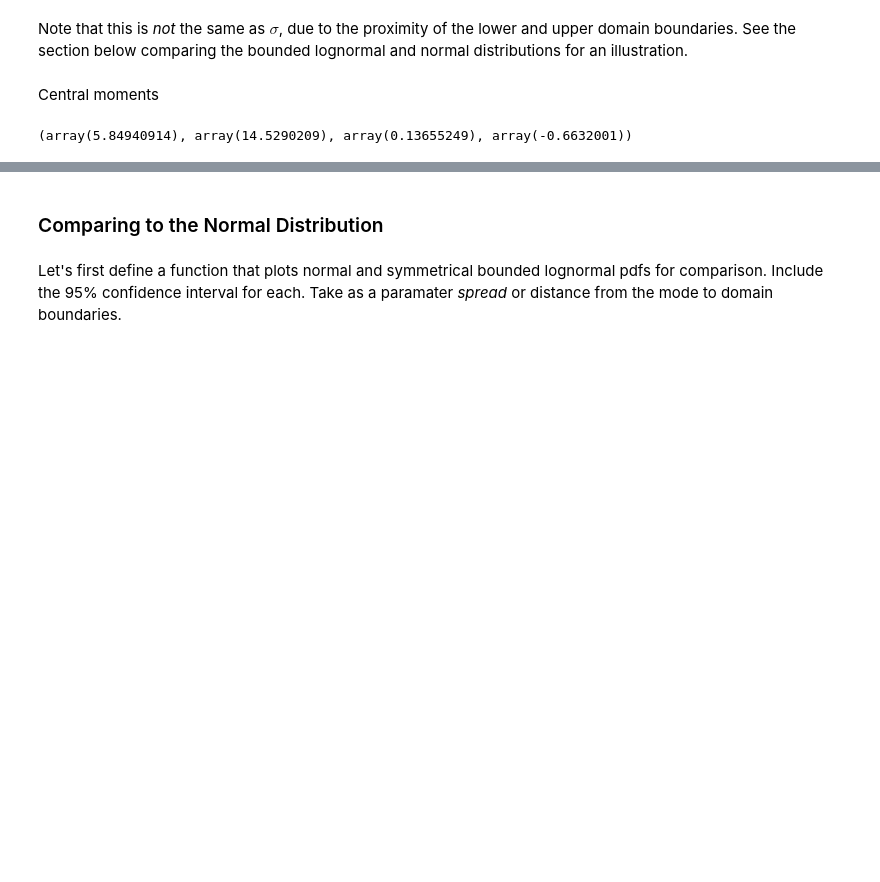
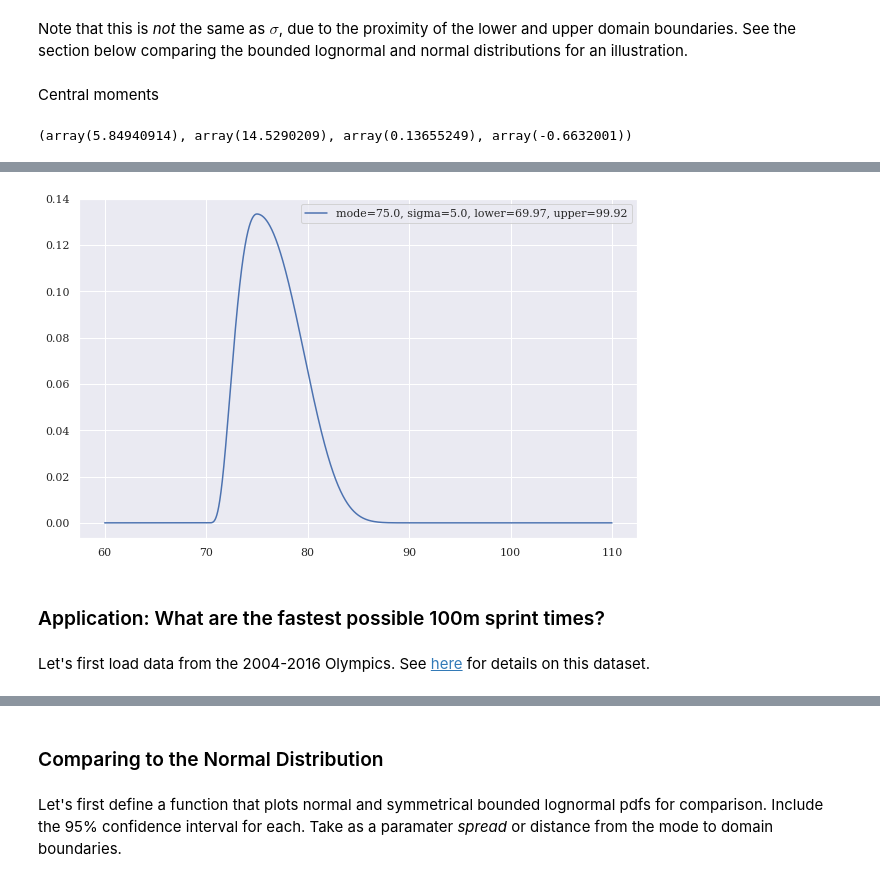
Before and after one commit to tedteske/bounded_lognorm, a Jupyter notebook: bounded_lognorm.ipynb, the cells around one changed output, grey strips where cells are left out. Drawn from its saved outputs; the diff is of its cells as text; code cells hidden in the pictures; blank space fills up the shorter version.

```diff
--- a/bounded_lognorm.ipynb
+++ b/bounded_lognorm.ipynb
@@ -582,0 +648,25 @@ What remains in order to use this as a probability density function is to scale
+# %%
+sample_size = 10000
+
+xdata = np.linspace(60, 110, sample_size)
+ydata = bounded_lognorm.pdf(xdata, 75, 5, 70, 100)
+ydata += 0.01 * np.random.normal(0, 1, size=sample_size) # add some noise
+
+shapes, popt, pcov = bounded_lognorm.fit(ydata, xdata, fmode=75, fsigma=5)
+
+shapes_rounded = shapes.round(2)
+label = (     'mode=' + str(shapes_rounded[0])
+         + ', sigma=' + str(shapes_rounded[1])
+         + ', lower=' + str(shapes_rounded[2])
+         + ', upper=' + str(shapes_rounded[3]))
+
+sns.lineplot(xdata, bounded_lognorm.pdf(xdata, *shapes), label = label)
+
+plt.legend()
+plt.show()
+# %% [output]
+[figure, added]
+# %% [markdown]
+### Application: What are the fastest possible 100m sprint times?
+# %% [markdown]
+Let's first load data from the 2004-2016 Olympics. See [here](https://deepblue.lib.umich.edu/data/concern/data_sets/cr56n184r?locale=en) for details on this dataset.
```
Also changed, not shown: parts of 61 cells of this notebook.
